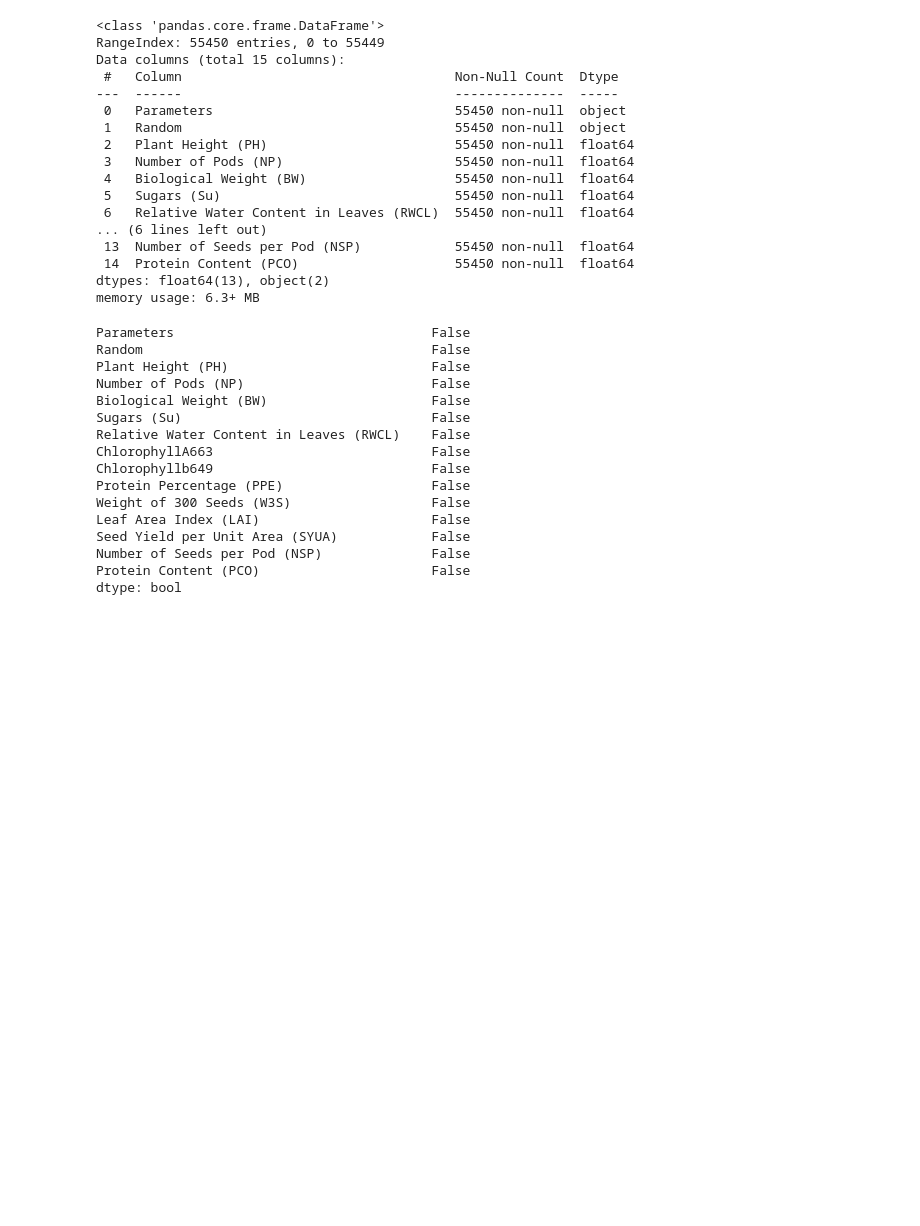
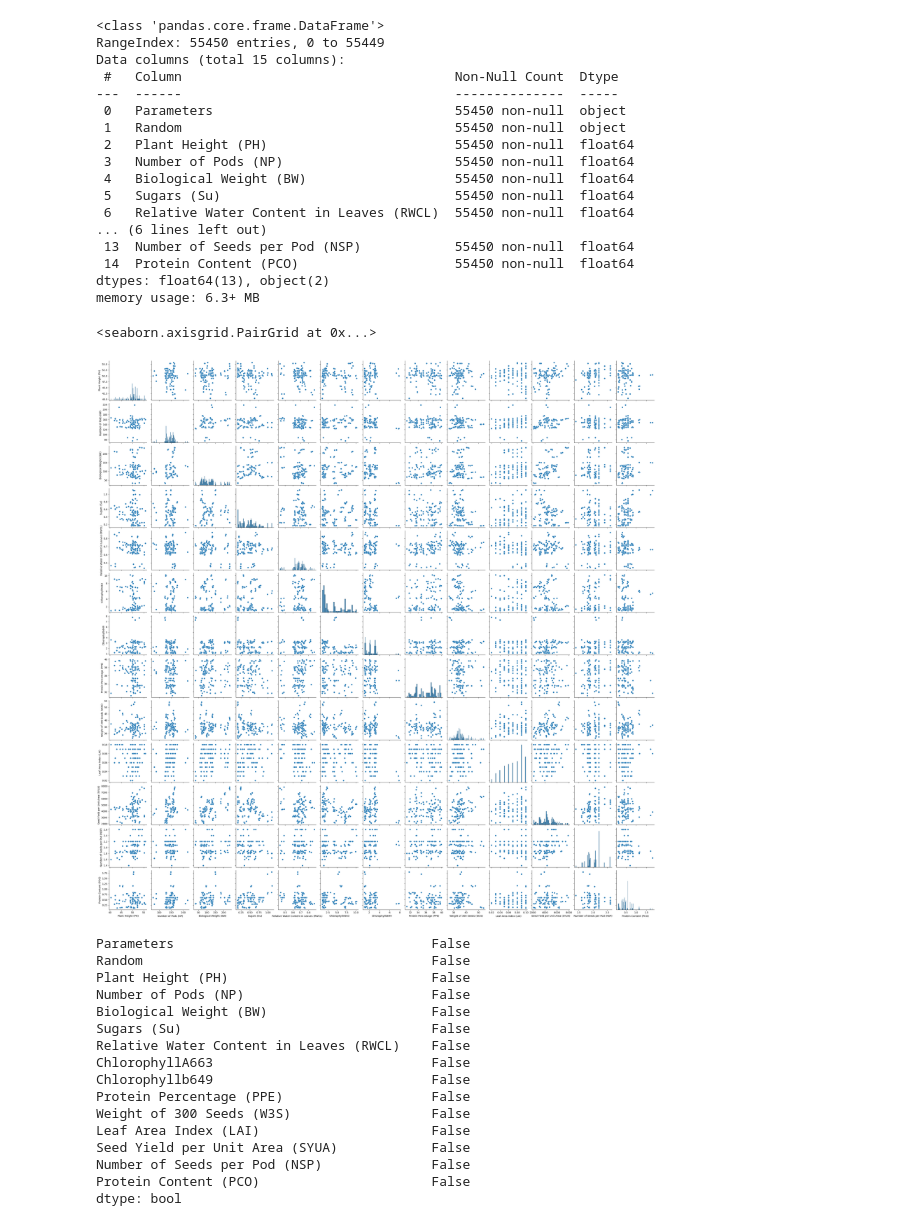
Before and after one commit to MM004/bds_tutorium, a Jupyter notebook: eda.ipynb, the cells around one changed output. Cells and saved outputs as stored; diff of their text form; code cells hidden in the pictures; blank space fills up the shorter version.

```diff
--- a/eda.ipynb
+++ b/eda.ipynb
@@ -45,6 +109,11 @@ Data columns (total 15 columns):
  14  Protein Content (PCO)                    55450 non-null  float64
 dtypes: float64(13), object(2)
 memory usage: 6.3+ MB
+# %%
+sns.pairplot(data)
+# %% [output]
+<seaborn.axisgrid.PairGrid at 0x...>
+[figure, added]
 # %%
 data.isna().any()
 # %% [output]
```
Also changed, not shown: parts of 9 cells of this notebook, 2 other files.
